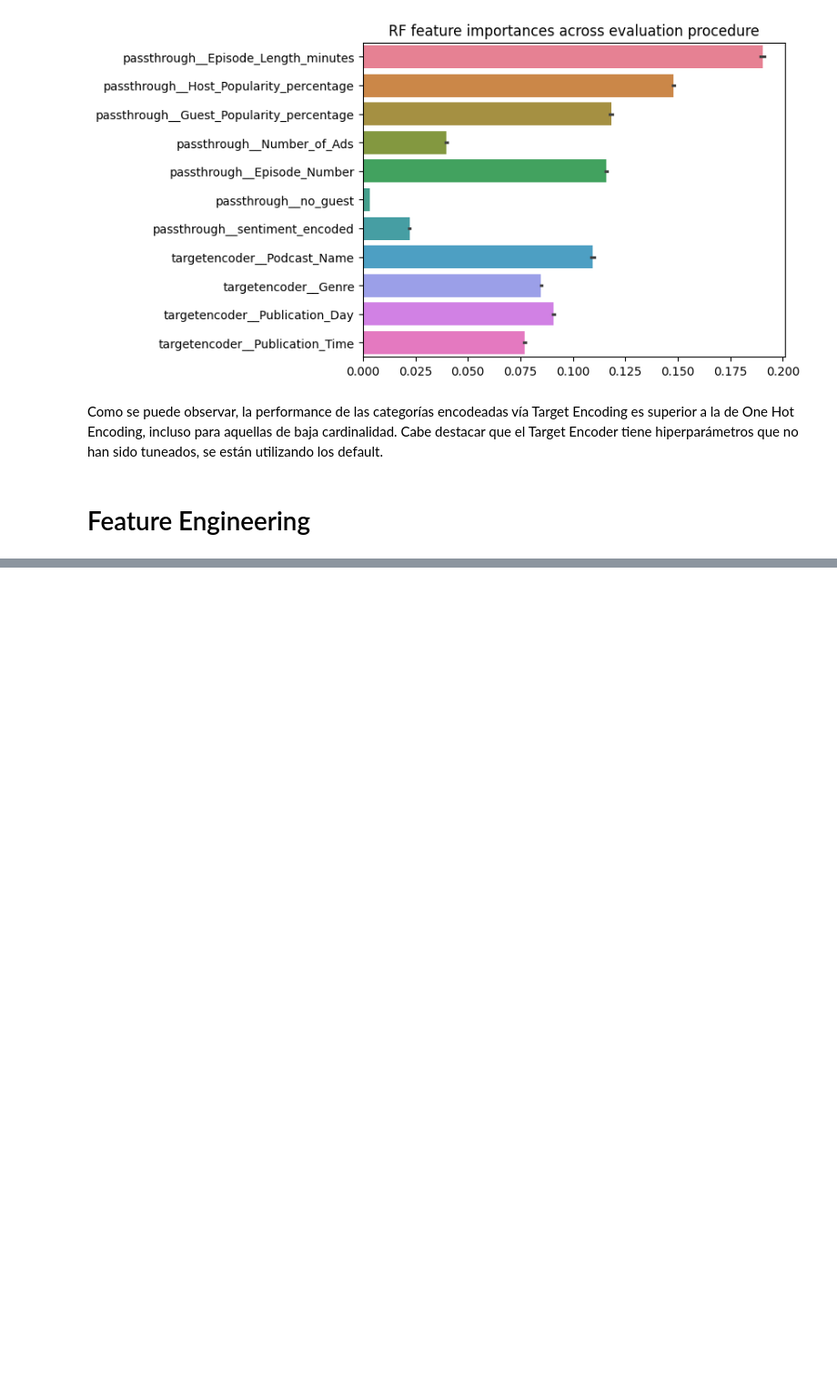
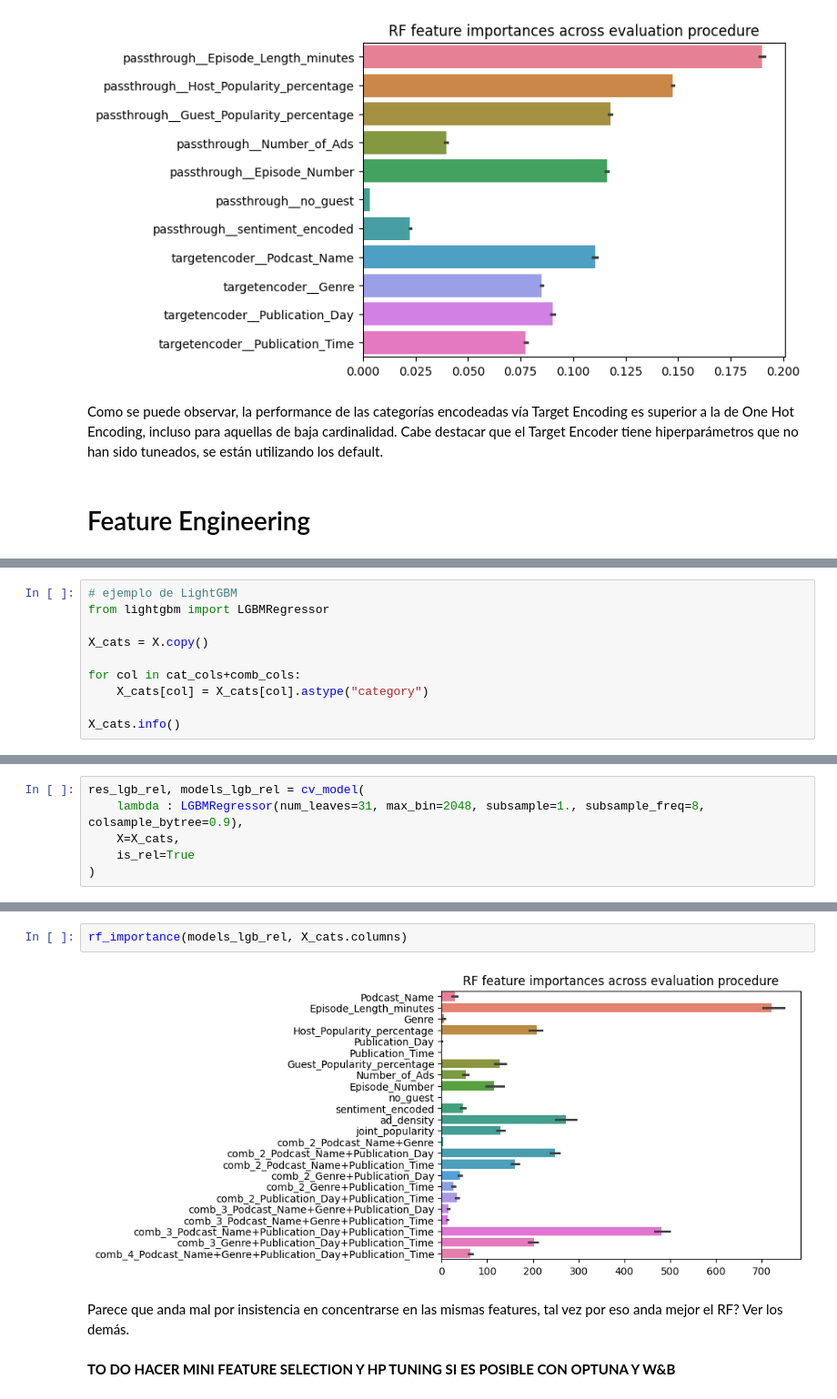
Before and after one commit to Javier-Etcheto/AprMaqI, a Jupyter notebook: 2-Modelling.ipynb, the cells around one changed output, grey strips where cells are left out. Shown at 91% size. Drawn from its saved outputs; the diff is of its cells as text; blank space fills up the shorter version.

```diff
--- a/2-Modelling.ipynb
+++ b/2-Modelling.ipynb
@@ -327,0 +428,10 @@ Como se puede observar, la performance de las categorías encodeadas vía Target
+# %%
+# ejemplo de LightGBM
+from lightgbm import LGBMRegressor
+
+X_cats = X.copy()
+
+for col in cat_cols+comb_cols:
+    X_cats[col] = X_cats[col].astype("category")
+
+X_cats.info()
@@ -327,0 +456,6 @@ Como se puede observar, la performance de las categorías encodeadas vía Target
+# %%
+res_lgb_rel, models_lgb_rel = cv_model(
+    lambda : LGBMRegressor(num_leaves=31, max_bin=2048, subsample=1., subsample_freq=8, colsample_bytree=0.9),
+    X=X_cats,
+    is_rel=True
+)
@@ -327,0 +491,8 @@ Como se puede observar, la performance de las categorías encodeadas vía Target
+# %%
+rf_importance(models_lgb_rel, X_cats.columns)
+# %% [output]
+[figure, added]
+# %% [markdown]
+Parece que anda mal por insistencia en concentrarse en las mismas features, tal vez por eso anda mejor el RF? Ver los demás.
+# %% [markdown]
+**TO DO HACER MINI FEATURE SELECTION Y HP TUNING SI ES POSIBLE CON OPTUNA Y W&B**
```
Also changed, not shown: parts of 23 cells of this notebook, 2 other files.
